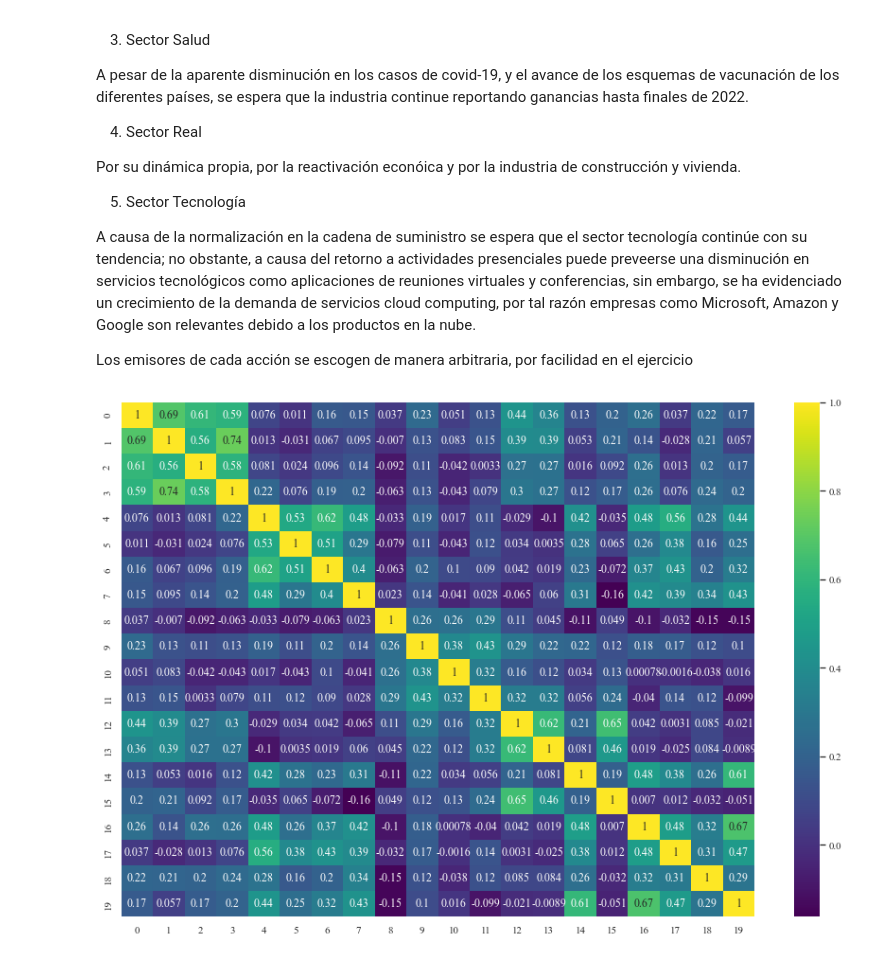
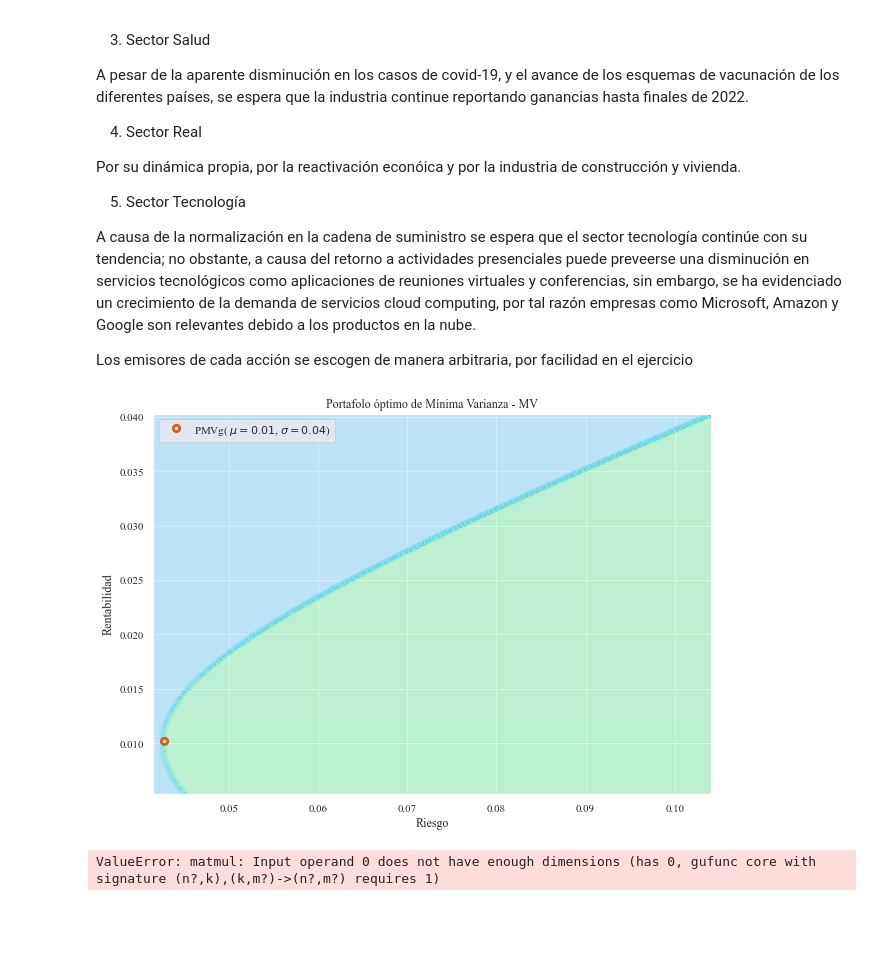
Before and after one commit to Mr-UMiguel/UExternado, a Jupyter notebook: TP/Taller1.ipynb, the cells around one changed output. Saved outputs shown, nothing was run; the diff lists cells and outputs as text; code cells hidden in the pictures; blank space fills up the shorter version.

```diff
--- a/TP/Taller1.ipynb
+++ b/TP/Taller1.ipynb
@@ -69,10 +70,24 @@ returns = get_data(symbols=symbols,start_date="2021-02-01",end_date="2022-02-01"
-# %%
-vcov, corr = np.matrix(returns.cov()) , np.matrix(returns.corr())
-fig = plt.figure(figsize=(15,10))
-sns.heatmap(corr,cmap="viridis",annot=corr)
-plt.show()
-# %% [output]
-[figure, removed]
 # %%
 #Continuar
-a = 1+2
+import pandas as pd
+import numpy as np
+import matplotlib.pyplot as plt
+import seaborn as sns
+
+from pypt.load_data import get_data
+from pypt.pmv import PMV
+
+
+
+sns.set_theme(font="Times New Roman",font_scale=1)
+retornos = pd.read_excel('./datasets/retornos.xlsx')
+# %%
+rpmv, sigmapmv ,wpmv  = PMV(returns=retornos).mv().pmv
+PMV(returns=retornos).mv().plot()
+# %% [output]
+[figure, added]
+# %%
+rsharpe, sigmasharpe ,wsharpe = PMV(returns=retornos).sharpe(short_sell=False).psharpe
+PMV(returns=retornos).sharpe(short_sell=False).plot(lmc=True)
+# %% [output]
+ValueError: matmul: Input operand 0 does not have enough dimensions (has 0, gufunc core with signature (n?,k),(k,m?)->(n?,m?) requires 1)
```
Also changed, not shown: parts of 24 cells of this notebook, 8 other files.
